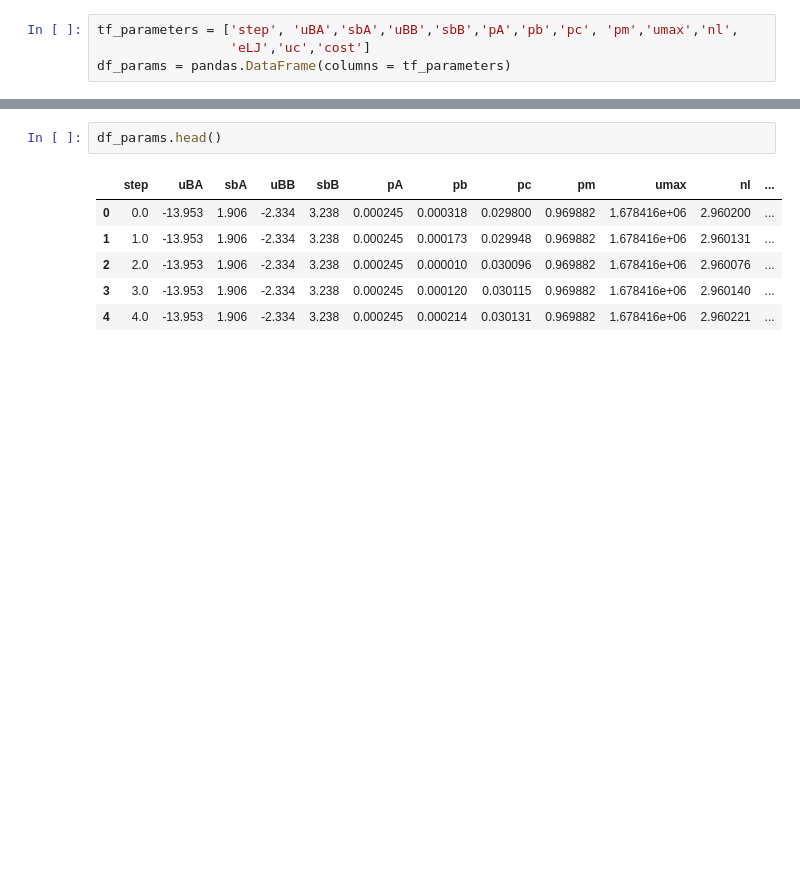
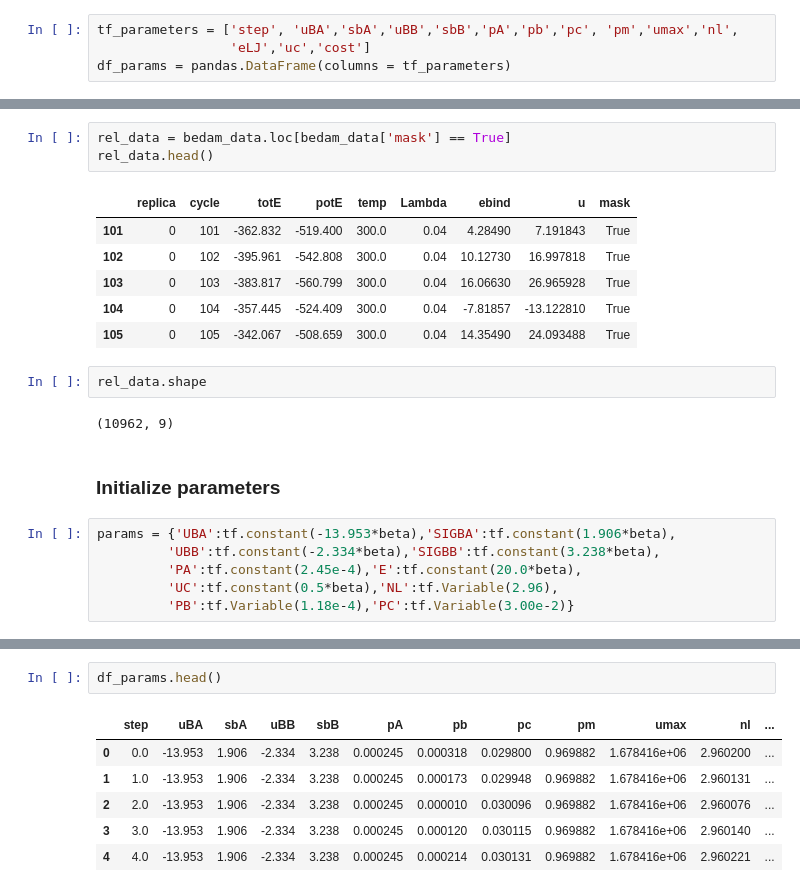
Before and after one commit to dmkilburg/femodel-tf-optimizer, a Jupyter notebook: tf_optimizer2.ipynb, the cells around one changed output, grey strips where cells are left out. Saved outputs shown, nothing was run; the diff lists cells and outputs as text; blank space fills up the shorter version.

```diff
--- a/tf_optimizer2.ipynb
+++ b/tf_optimizer2.ipynb
@@ -9 +65,23 @@ df_params = pandas.DataFrame(columns = tf_parameters)
+# %%
+rel_data = bedam_data.loc[bedam_data['mask'] == True]
+rel_data.head()
+# %% [output]
+|  | replica | cycle | totE | potE | temp | Lambda | ebind | u | mask |
+| 101 | 0 | 101 | -362.832 | -519.400 | 300.0 | 0.04 | 4.28490 | 7.191843 | True |
+| 102 | 0 | 102 | -395.961 | -542.808 | 300.0 | 0.04 | 10.12730 | 16.997818 | True |
+| 103 | 0 | 103 | -383.817 | -560.799 | 300.0 | 0.04 | 16.06630 | 26.965928 | True |
+| 104 | 0 | 104 | -357.445 | -524.409 | 300.0 | 0.04 | -7.81857 | -13.122810 | True |
+| 105 | 0 | 105 | -342.067 | -508.659 | 300.0 | 0.04 | 14.35490 | 24.093488 | True |
+# %%
+rel_data.shape
+# %% [output]
+(10962, 9)
+# %% [markdown]
+### Initialize parameters
+# %%
+params = {'UBA':tf.constant(-13.953*beta),'SIGBA':tf.constant(1.906*beta),
+         'UBB':tf.constant(-2.334*beta),'SIGBB':tf.constant(3.238*beta),
+         'PA':tf.constant(2.45e-4),'E':tf.constant(20.0*beta),
+         'UC':tf.constant(0.5*beta),'NL':tf.Variable(2.96),
+         'PB':tf.Variable(1.18e-4),'PC':tf.Variable(3.00e-2)}
 # %%
```
Also changed, not shown: parts of 11 cells of this notebook.
